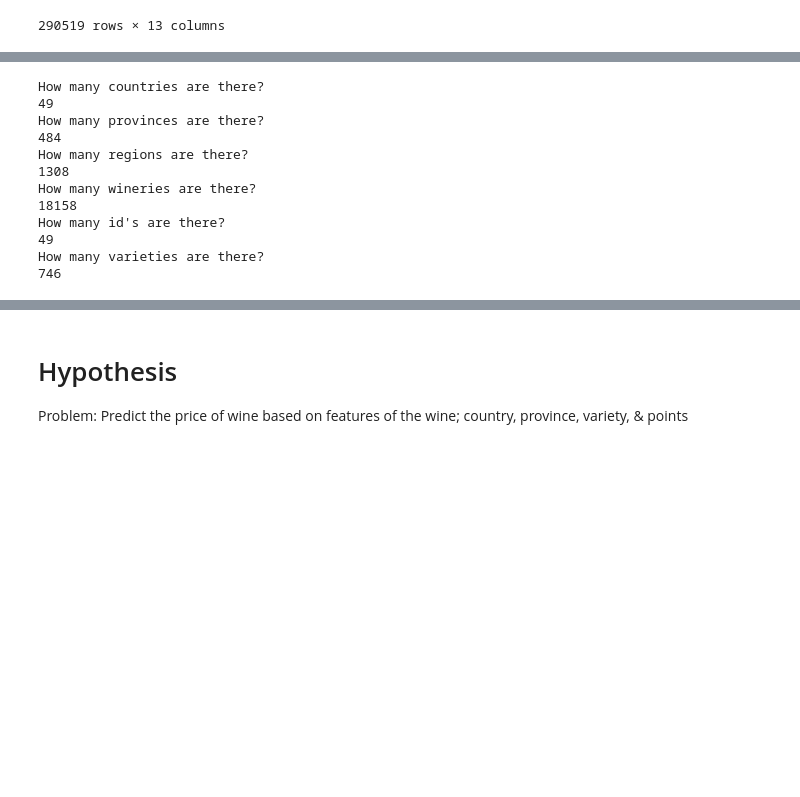
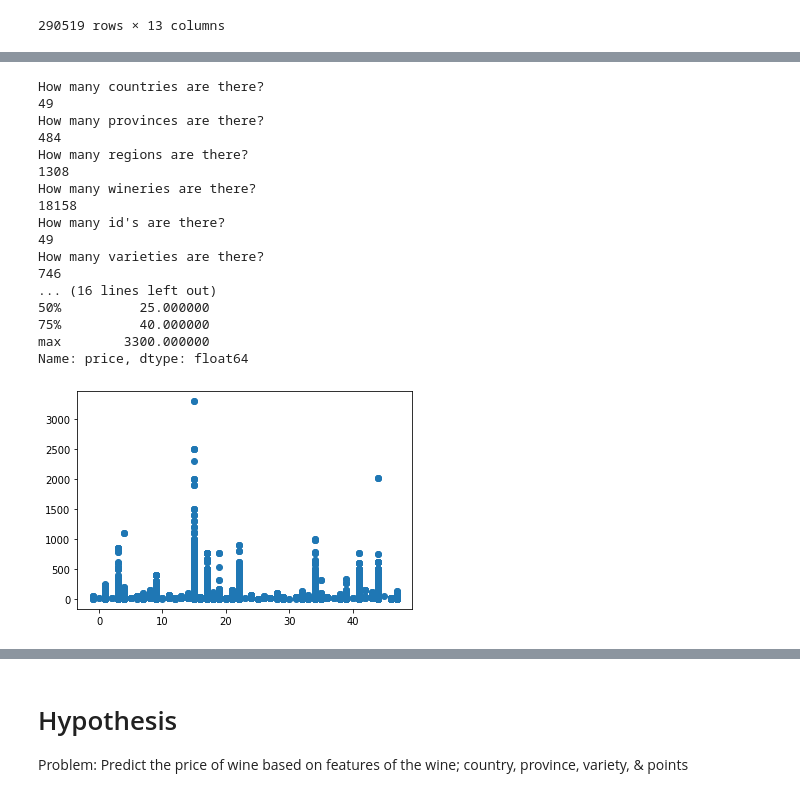
Before and after one commit to miladdavoodi9/Wine_Pricing_Model, a Jupyter notebook: WineProject.ipynb, the cells around one changed output, grey strips where cells are left out. Cells and saved outputs as stored; diff of their text form; code cells hidden in the pictures; blank space fills up the shorter version.

```diff
--- a/WineProject.ipynb
+++ b/WineProject.ipynb
@@ -128,6 +138,7 @@ finalwinedf.drop_duplicates()
 ml = finalwinedf[finalwinedf['price'].notna()]
 ml = ml.assign(id=(ml['country']).astype('category').cat.codes)
 ml = ml.loc[:, ['id', 'country', 'description', 'designation', 'points', 'price' ,'province', 'region_1', 'region_2', 'taster_name', 'variety', 'title', 'winery']]
+ml.price = ml.price.astype(int)
 ml
 # %% [output]
 |  | id | country | description | designation | points | price | province | region_1 | region_2 | ... |
@@ -157,6 +168,10 @@ print("How many id's are there?")
 print(ml['id'].nunique())
 print("How many varieties are there?")
 print(ml['variety'].nunique())
+print("How many wines are rated?")
+print(ml['points'].describe())
+print("How many wines are priced")
+print(ml['price'].describe())
 
 # ml
 # %% [output]
@@ -172,3 +187,14 @@ How many id's are there?
 49
 How many varieties are there?
 746
+... (16 lines left out)
+50%          25.000000
+75%          40.000000
+max        3300.000000
+Name: price, dtype: float64
+# %%
+#country vs price
+plt.scatter(ml['id'], ml['price'])
+plt.show()
+# %% [output]
+[figure, added]
```
Also changed, not shown: parts of 4 cells of this notebook.
